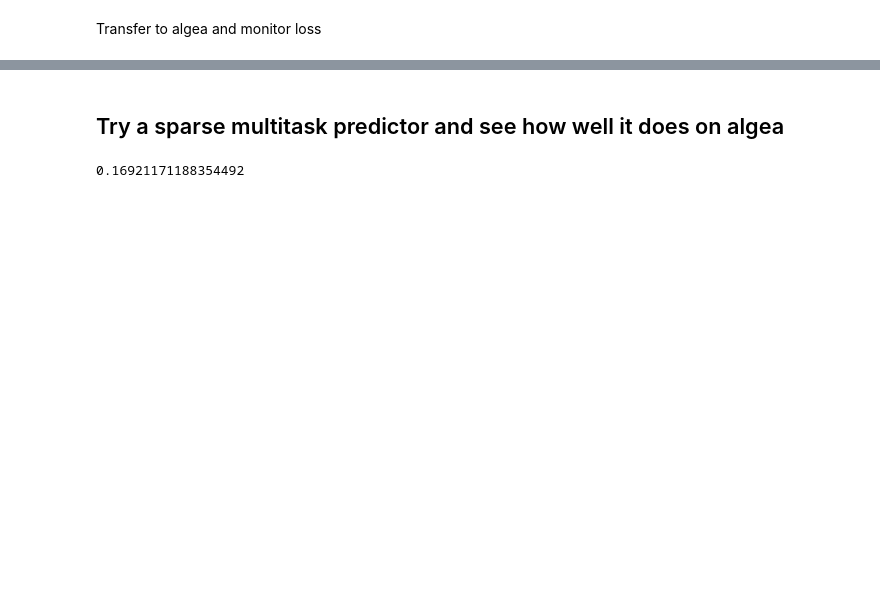
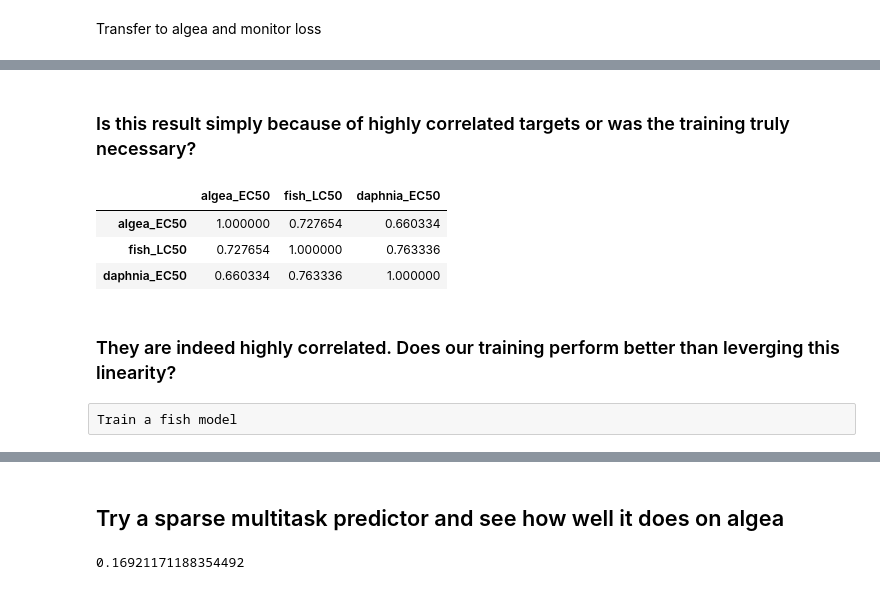
Before and after one commit to Zymergen-DIRECT-2021/cytoxnet, a Jupyter notebook: working/transfer_testing.ipynb, the cells around one changed output, grey strips where cells are left out. Cells and saved outputs as stored; diff of their text form; code cells hidden in the pictures; blank space fills up the shorter version.

```diff
--- a/working/transfer_testing.ipynb
+++ b/working/transfer_testing.ipynb
@@ -211,0 +187,14 @@ fish_pretrain.visualize('pair_predict', algea_test, untransform=False)
+# %% [markdown]
+### Is this result simply because of highly correlated targets or was the training truly necessary?
+# %%
+## the correlation coefficient between the two targets
+data_all.corr()
+# %% [output]
+|  | algea_EC50 | fish_LC50 | daphnia_EC50 |
+| algea_EC50 | 1.000000 | 0.727654 | 0.660334 |
+| fish_LC50 | 0.727654 | 1.000000 | 0.763336 |
+| daphnia_EC50 | 0.660334 | 0.763336 | 1.000000 |
+# %% [markdown]
+### They are indeed highly correlated. Does our training perform better than leverging this linearity?
+# %% [raw]
+Train a fish model
```
Also changed, not shown: parts of 37 cells of this notebook, 2 other files.
